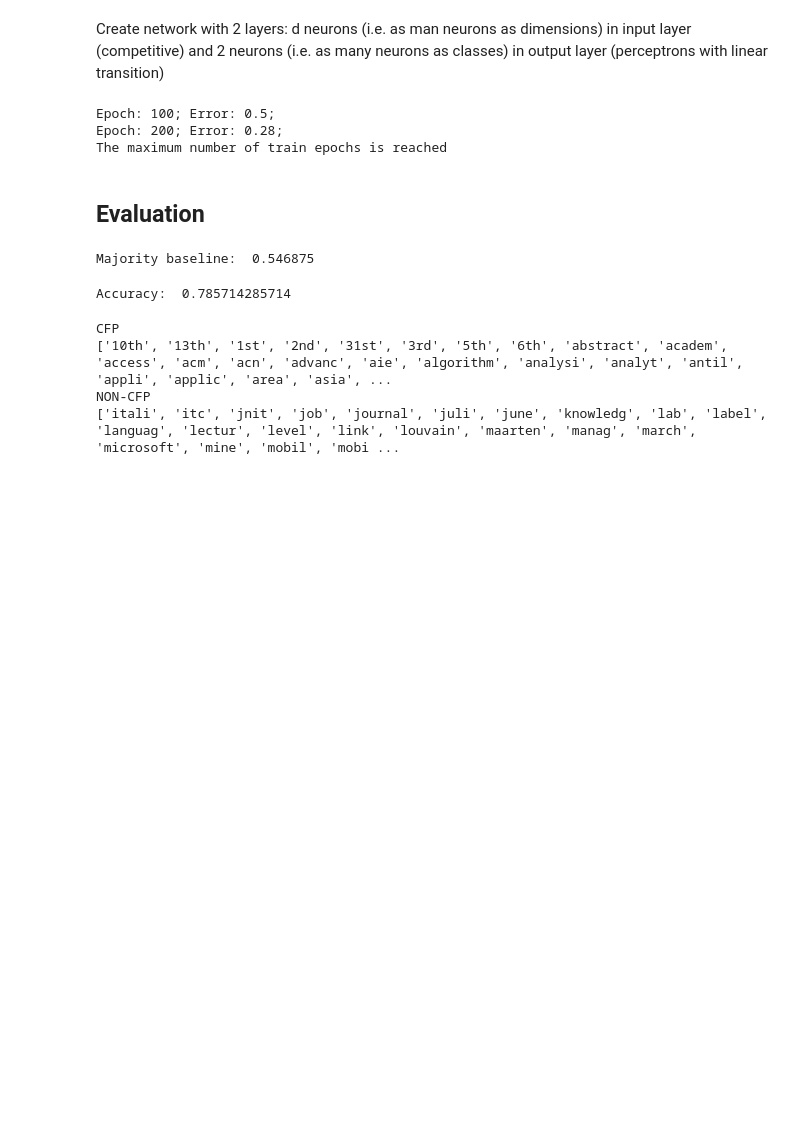
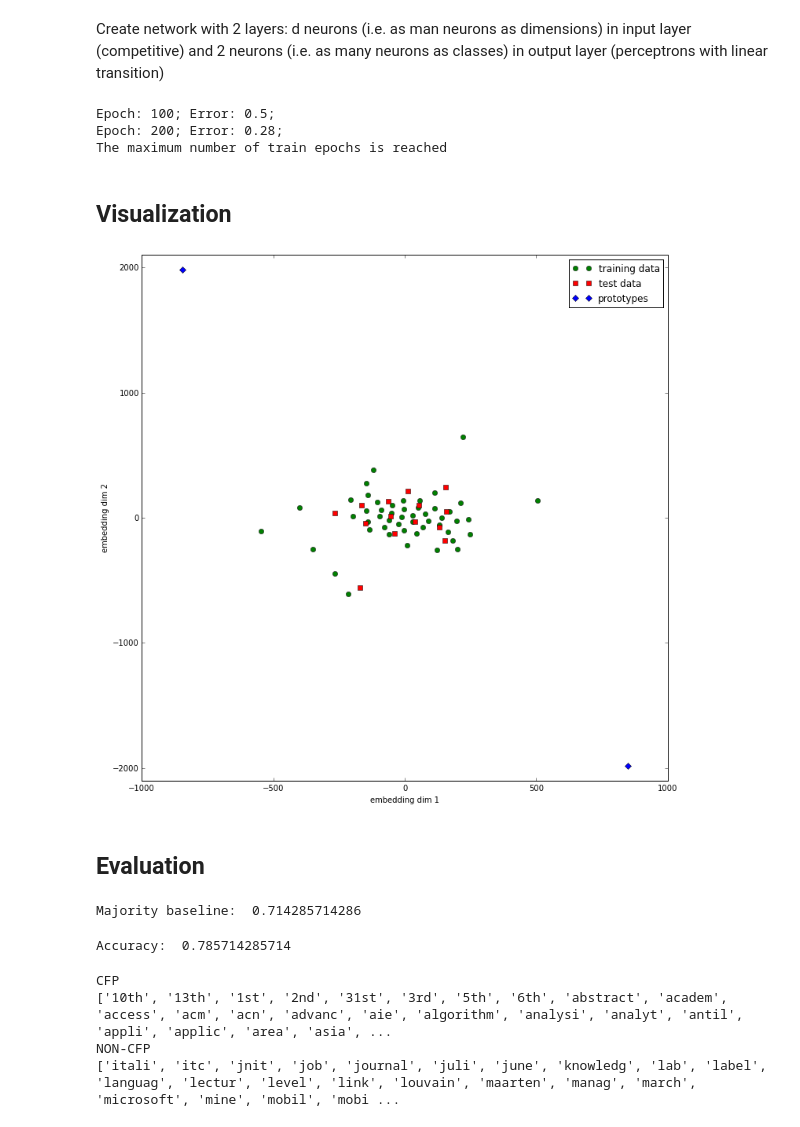
Before and after one commit to morlikowski/text-classifiers, a Jupyter notebook: learning_vector_quantization/lvq1.ipynb, the cells around one changed output. Drawn from its saved outputs; the diff is of its cells as text; code cells hidden in the pictures; blank space fills up the shorter version.

Commit message:
added basic visualization of training/test data and prototypes

```diff
--- a/learning_vector_quantization/lvq1.ipynb
+++ b/learning_vector_quantization/lvq1.ipynb
@@ -97,3 +99,5 @@ error = net.train(train_data, train_target, epochs=200, lr=0.0001, goal=-1)
 Epoch: 100; Error: 0.5;
 Epoch: 200; Error: 0.28;
 The maximum number of train epochs is reached
+# %% [markdown]
+## Visualization
@@ -100,17 +107,37 @@ The maximum number of train epochs is reached
+# %%
+from sklearn.manifold import TSNE
+
+tsne = TSNE(n_components=2, random_state=0, init='pca')
+train_embedding = model.fit_transform(train_data)
+test_embedding = model.fit_transform(test_data)
+embedded_protos = model.fit_transform(net.layers[1].np['w'])
+# %%
+pl.figure(figsize=(12,12))
+pl.plot(train_embedding[:,0], train_embedding[:,1], 'go')
+pl.plot(test_embedding[:,0], test_embedding[:,1], 'rs')
+pl.plot(embedded_protos[:,0], embedded_protos[:,1], 'bD')
+pl.xlim(-1000,1000)
+pl.ylim(-2100,2100)
+pl.xlabel('embedding dim 1')
+pl.ylabel('embedding dim 2')
+pl.legend(['training data', 'test data', 'prototypes'])
+pl.show()
+# %% [output]
+[figure, added]
+# %% [markdown]
+## Evaluation
 # %%
 output = net.sim(test_data)
-# %% [markdown]
-## Evaluation
 # %%
 class_counts = [0,0]
-for labels in target:
-    if np.array_equal(labels, [ 1.0,  0.0]):
+for labels in test_target:
+    if np.array_equal(labels, [1.0,  0.0]):
         class_counts[0] += 1
     else:
         class_counts[1] += 1
-print 'Majority baseline: ', np.max(class_counts) / float(len(target))
+print 'Majority baseline: ', np.max(class_counts) / float(len(test_target))
 # %% [output]
-Majority baseline:  0.546875
+Majority baseline:  0.714285714286
 # %%
 def evaluate(output, test_target):
     right = 0
```
Also changed, not shown: parts of 8 cells of this notebook.
